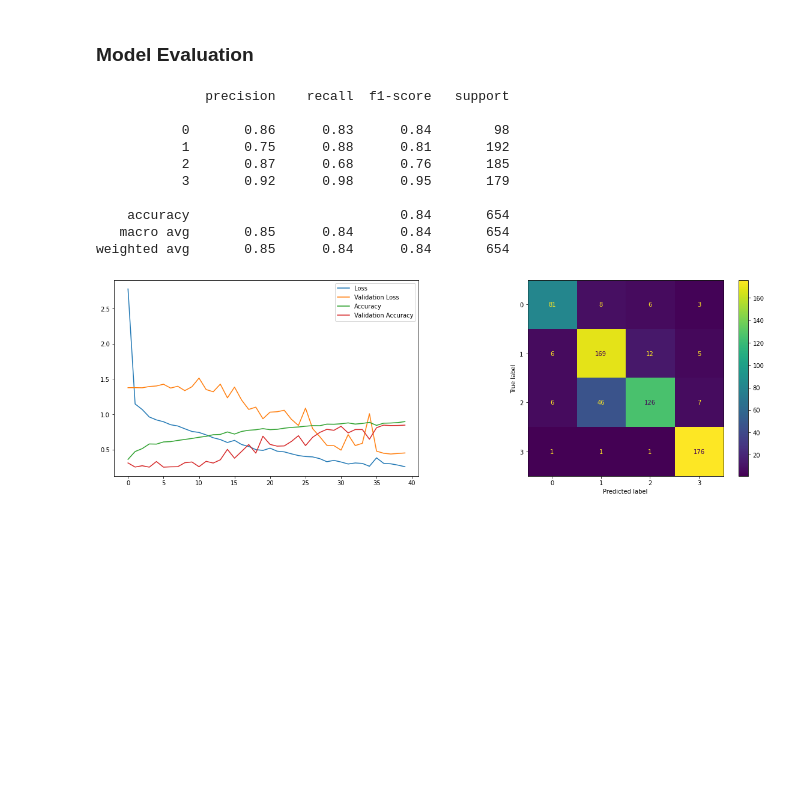
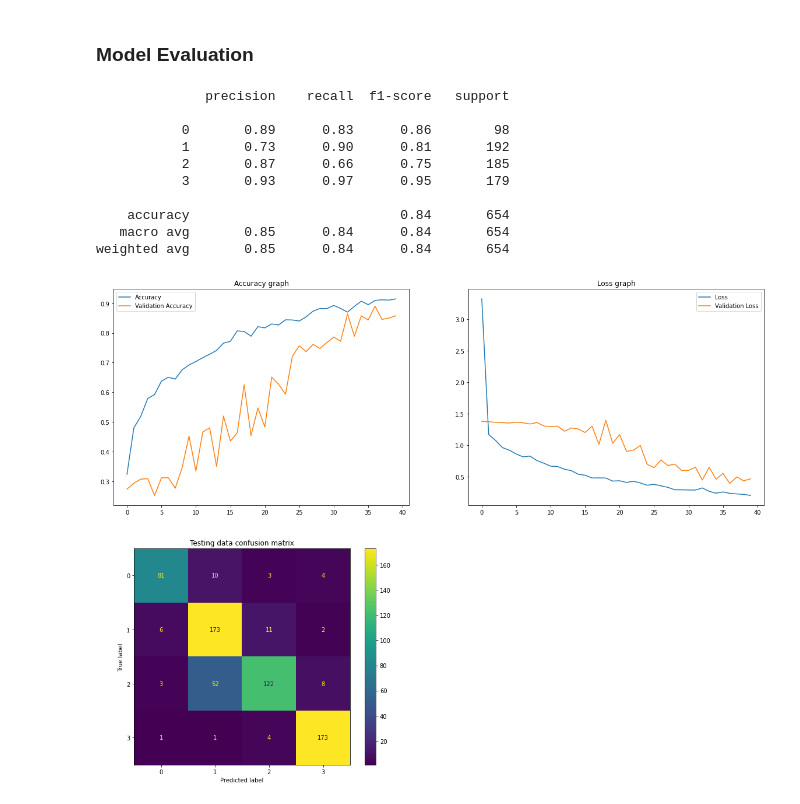
Before and after one commit to Shahak-Kuba/CAB420_Group, a Jupyter notebook: VGG_MRI_Tumor_Classifier.ipynb, the cells around one changed output. Cells and saved outputs as stored; diff of their text form; code cells hidden in the pictures; blank space fills up the shorter version.

```diff
--- a/VGG_MRI_Tumor_Classifier.ipynb
+++ b/VGG_MRI_Tumor_Classifier.ipynb
@@ -181,35 +169,41 @@ Epoch 40/40
 # %%
 def eval_model(model, history, x_train, y_train, x_test, y_test):
 
-    fig = plt.figure(figsize=[20, 6])
+    fig = plt.figure(figsize=[20, 15])
 
-    ax = fig.add_subplot(1, 2, 1)
-    ax.plot(history['loss'], label='Loss')
-    ax.plot(history['val_loss'], label='Validation Loss')
+    ax = fig.add_subplot(2, 2, 1)
     ax.plot(history['accuracy'], label='Accuracy')
     ax.plot(history['val_accuracy'], label='Validation Accuracy')
     ax.legend()
+    ax.set_title('Accuracy graph')
+
+    ax = fig.add_subplot(2, 2, 2)
+    ax.plot(history['loss'], label='Loss')
+    ax.plot(history['val_loss'], label='Validation Loss')
+    ax.legend()
+    ax.set_title('Loss graph')
 
     pred = model.predict(x_test);
     indexes = tf.argmax(pred, axis=1)
     cm = confusion_matrix(y_test, indexes)
 
-    ax = fig.add_subplot(1, 2, 2)
+    ax = fig.add_subplot(2, 2, 3)
     c = ConfusionMatrixDisplay(cm, display_labels=range(len(np.unique(y_test))))
     c.plot(ax = ax)
+    ax.set_title('Testing data confusion matrix')
 
     print(classification_report(y_test, indexes))
 
 eval_model(model_cnn, history.history, train, train_y, test, test_y)
 # %% [output]
               precision    recall  f1-score   support
 
-           0       0.86      0.83      0.84        98
-           1       0.75      0.88      0.81       192
-           2       0.87      0.68      0.76       185
-           3       0.92      0.98      0.95       179
+           0       0.89      0.83      0.86        98
+           1       0.73      0.90      0.81       192
+           2       0.87      0.66      0.75       185
+           3       0.93      0.97      0.95       179
 
     accuracy                           0.84       654
    macro avg       0.85      0.84      0.84       654
 weighted avg       0.85      0.84      0.84       654
-[figure, old version]
+[figure, new version]
```
Also changed, not shown: parts of 4 cells of this notebook, 3 other files.
